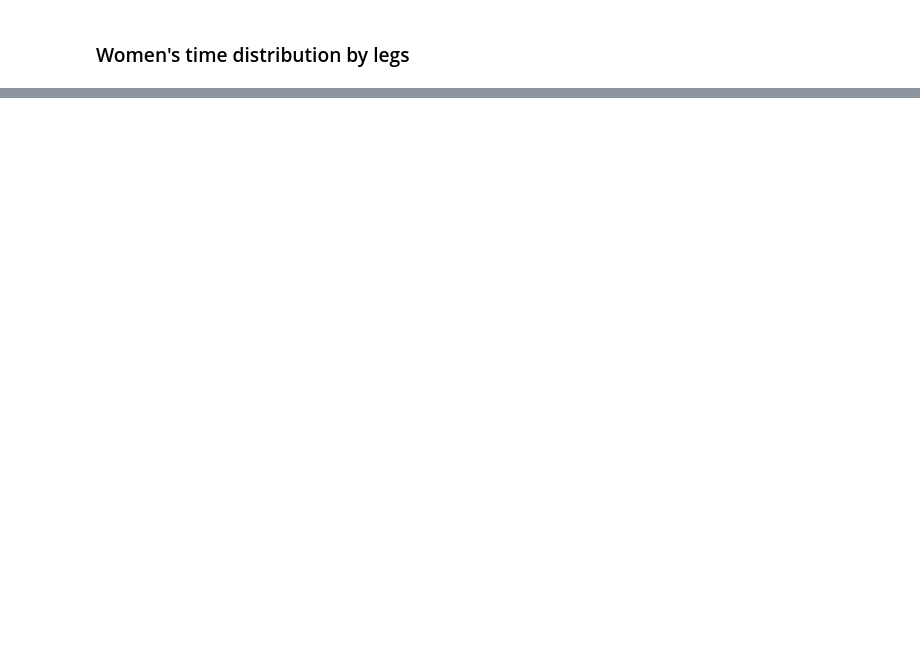
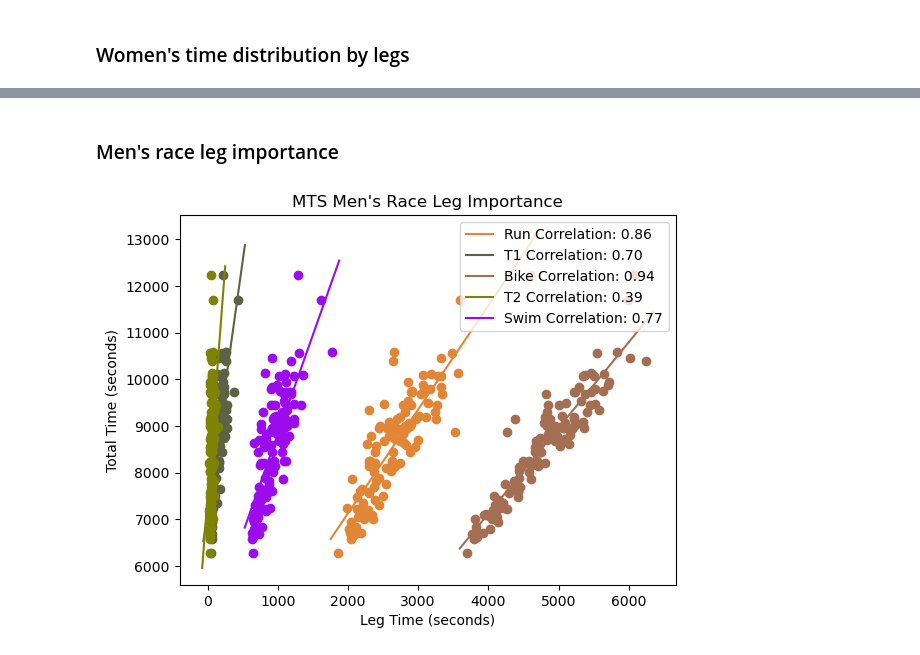
Before and after one commit to lukasrhoades/enduro-hub, a Jupyter notebook: mts.ipynb, the cells around one changed output, grey strips where cells are left out. Saved outputs shown, nothing was run; the diff lists cells and outputs as text; code cells hidden in the pictures; blank space fills up the shorter version.

```diff
--- a/mts.ipynb
+++ b/mts.ipynb
@@ -73,0 +116,6 @@ tristats.get_histograms(womens, "MTS Men's Race")
+# %% [markdown]
+### Men's race leg importance
+# %%
+tristats.race_leg_imp(mens, "MTS Men's Race")
+# %% [output]
+[figure, added]
```
Also changed, not shown: parts of 10 cells of this notebook, 1 other file.
